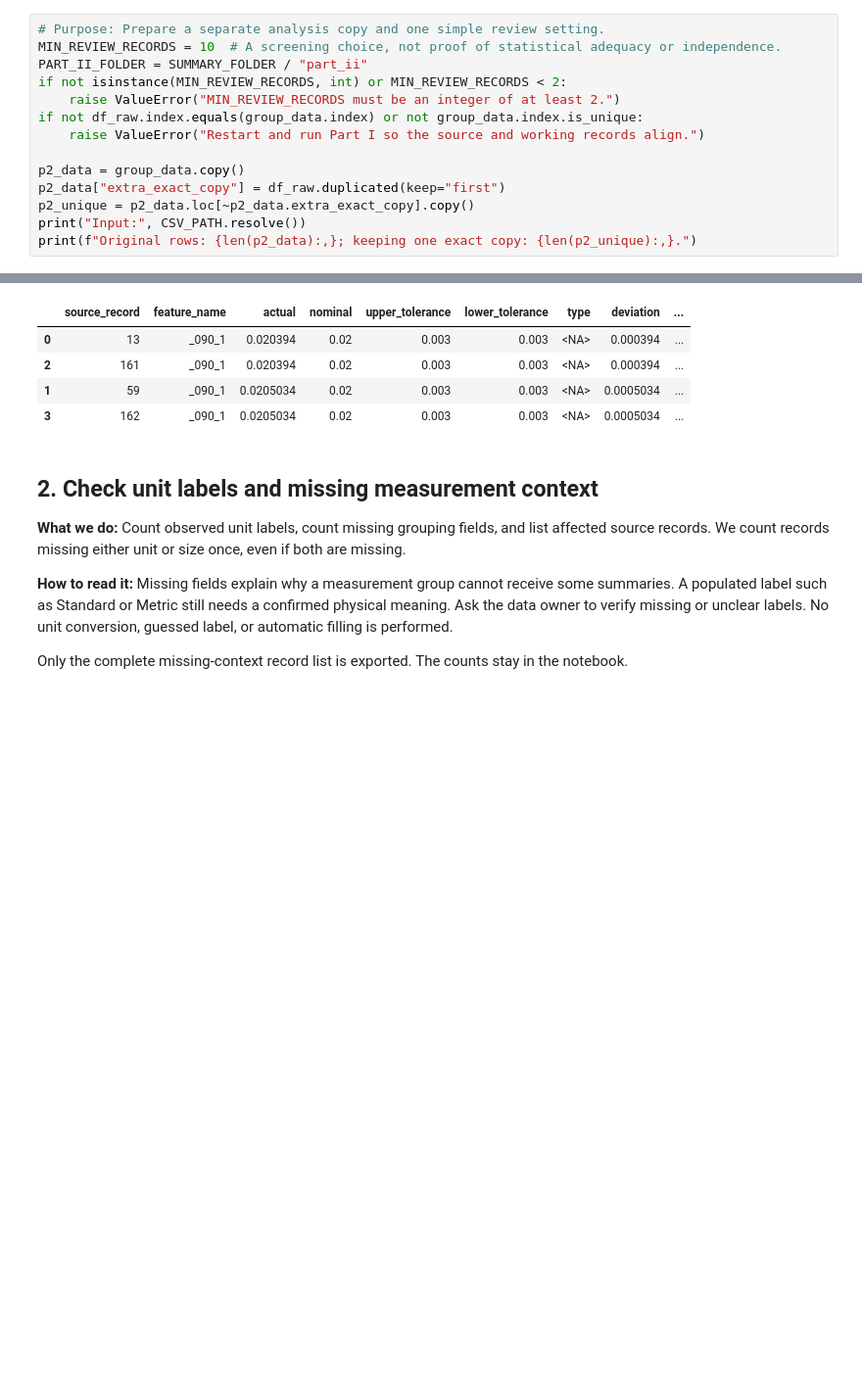
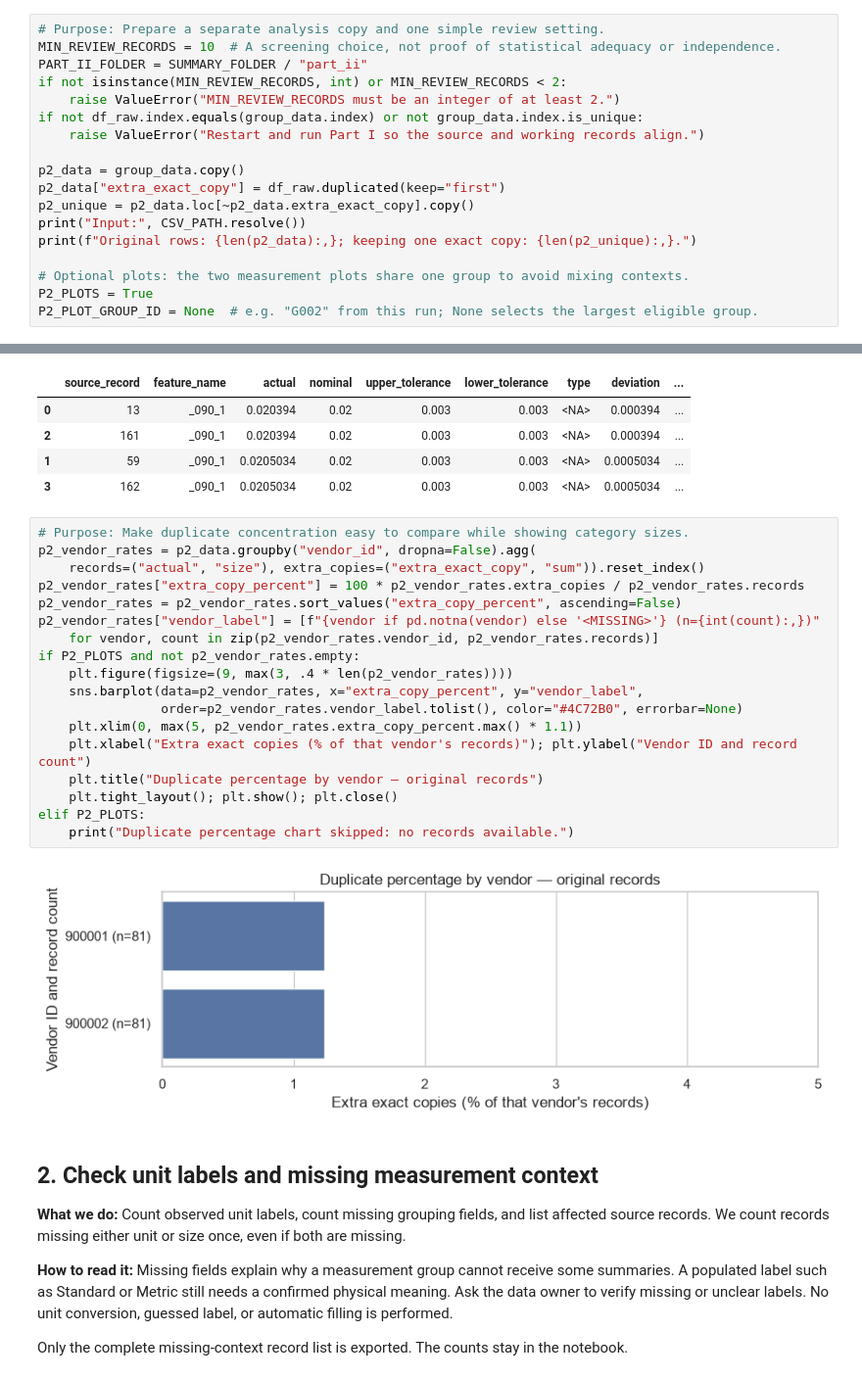
Before and after one commit to testcode851/Scripts, a Jupyter notebook: DSA/manufacturing_initial_eda_all_combinations.ipynb, the cells around one changed output, grey strips where cells are left out. Shown at 98% size. Saved outputs shown, nothing was run; the diff lists cells and outputs as text; blank space fills up the shorter version.

Commit message:
added new graphs

```diff
--- a/DSA/manufacturing_initial_eda_all_combinations.ipynb
+++ b/DSA/manufacturing_initial_eda_all_combinations.ipynb
@@ -566,6 +566,10 @@ p2_data["extra_exact_copy"] = df_raw.duplicated(keep="first")
 p2_unique = p2_data.loc[~p2_data.extra_exact_copy].copy()
 print("Input:", CSV_PATH.resolve())
 print(f"Original rows: {len(p2_data):,}; keeping one exact copy: {len(p2_unique):,}.")
+
+# Optional plots: the two measurement plots share one group to avoid mixing contexts.
+P2_PLOTS = True
+P2_PLOT_GROUP_ID = None  # e.g. "G002" from this run; None selects the largest eligible group.
 # %% [output]
 Input: C:\Users\tonya\Documents\Codex\2026-09-10\do\outputs\example_manufacturing_measurements.csv
 Original rows: 162; keeping one exact copy: 160.
@@ -630,6 +636,26 @@ All members of exact-match sets: 4 (preview below)
 | 2 | 161 | _090_1 | 0.020394 | 0.02 | 0.003 | 0.003 | <NA> | 0.000394 | ... |
 | 1 | 59 | _090_1 | 0.0205034 | 0.02 | 0.003 | 0.003 | <NA> | 0.0005034 | ... |
 | 3 | 162 | _090_1 | 0.0205034 | 0.02 | 0.003 | 0.003 | <NA> | 0.0005034 | ... |
+# %%
+# Purpose: Make duplicate concentration easy to compare while showing category sizes.
+p2_vendor_rates = p2_data.groupby("vendor_id", dropna=False).agg(
+    records=("actual", "size"), extra_copies=("extra_exact_copy", "sum")).reset_index()
+p2_vendor_rates["extra_copy_percent"] = 100 * p2_vendor_rates.extra_copies / p2_vendor_rates.records
+p2_vendor_rates = p2_vendor_rates.sort_values("extra_copy_percent", ascending=False)
+p2_vendor_rates["vendor_label"] = [f"{vendor if pd.notna(vendor) else '<MISSING>'} (n={int(count):,})"
+    for vendor, count in zip(p2_vendor_rates.vendor_id, p2_vendor_rates.records)]
+if P2_PLOTS and not p2_vendor_rates.empty:
+    plt.figure(figsize=(9, max(3, .4 * len(p2_vendor_rates))))
+    sns.barplot(data=p2_vendor_rates, x="extra_copy_percent", y="vendor_label",
+                order=p2_vendor_rates.vendor_label.tolist(), color="#4C72B0", errorbar=None)
+    plt.xlim(0, max(5, p2_vendor_rates.extra_copy_percent.max() * 1.1))
+    plt.xlabel("Extra exact copies (% of that vendor's records)"); plt.ylabel("Vendor ID and record count")
+    plt.title("Duplicate percentage by vendor — original records")
+    plt.tight_layout(); plt.show(); plt.close()
+elif P2_PLOTS:
+    print("Duplicate percentage chart skipped: no records available.")
+# %% [output]
+[figure, added]
 # %% [markdown]
 ## 2. Check unit labels and missing measurement context
 
```
Also changed, not shown: parts of 5 cells of this notebook.
